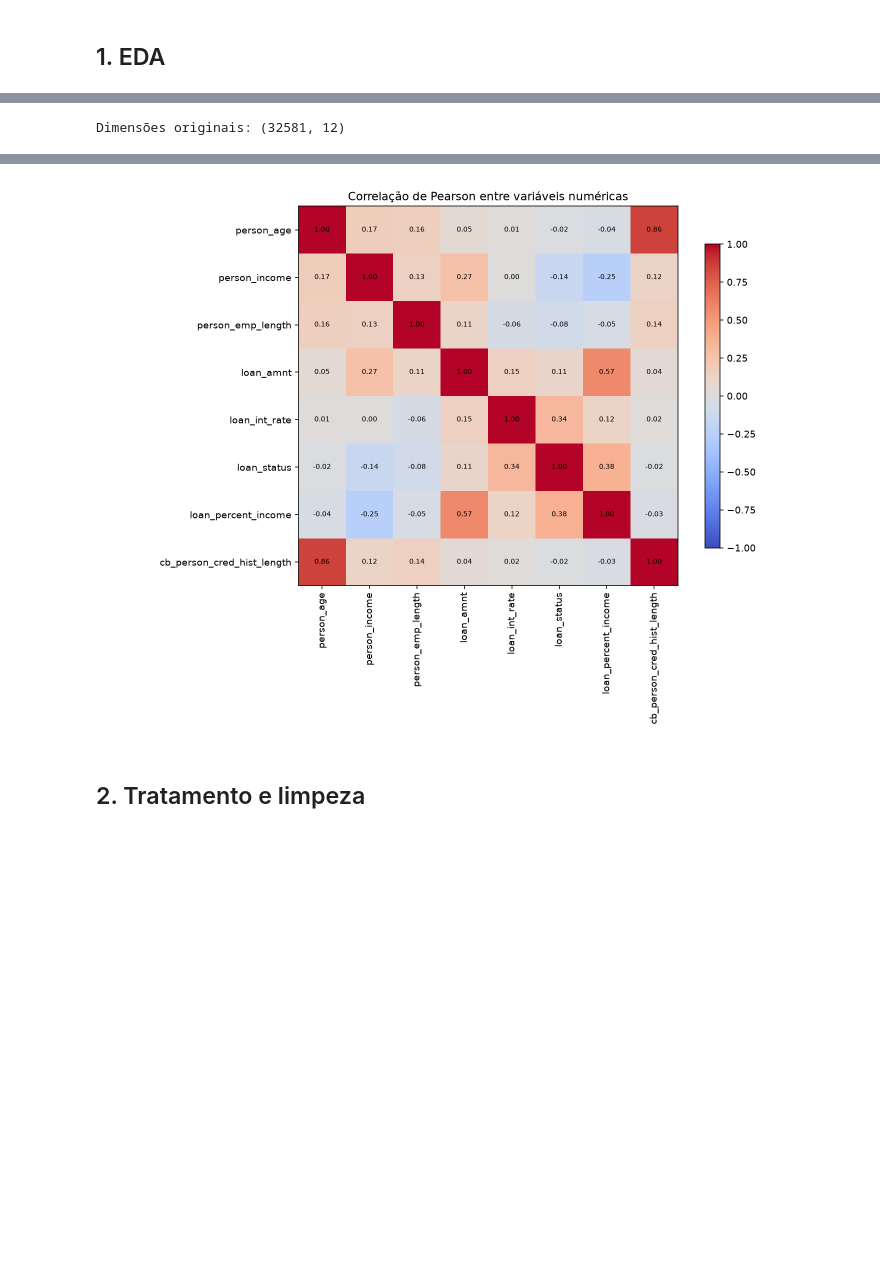
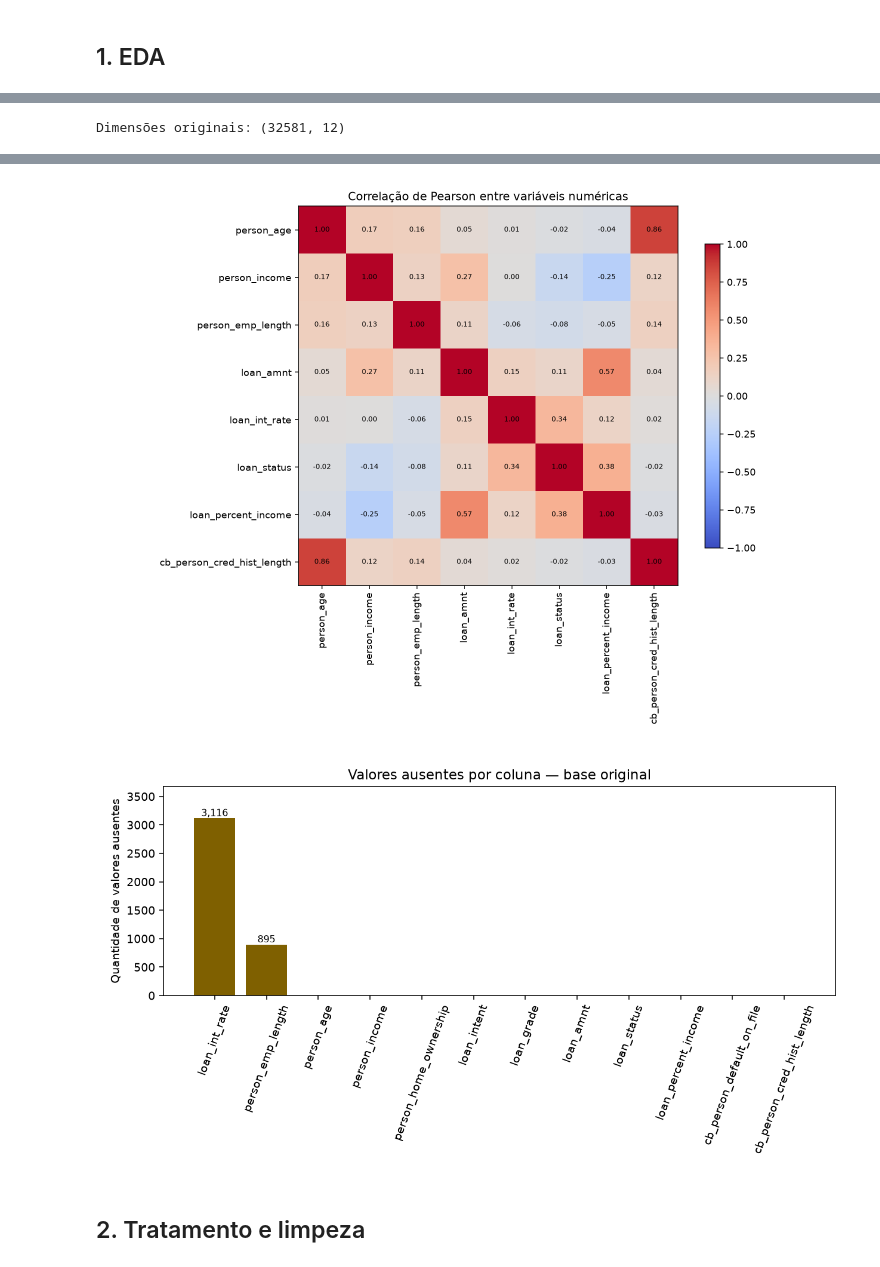
Before and after one commit to elycbarros/PROJETO_ML_T3, a Jupyter notebook: notebooks/pipeline_completo.ipynb, the cells around one changed output, grey strips where cells are left out. Saved outputs shown, nothing was run; the diff lists cells and outputs as text; code cells hidden in the pictures; blank space fills up the shorter version.

Commit message:
feat: adiciona grafico de valores ausentes na eda

```diff
--- a/notebooks/pipeline_completo.ipynb
+++ b/notebooks/pipeline_completo.ipynb
@@ -87,23 +91,24 @@ As figuras ficam em `resultados/graficos_eda/`. Os CSVs foram apenas lidos e tiv
 # %%
 raw = pd.read_csv(ROOT / 'credit_risk_dataset.csv')
 print('Dimensões originais:', raw.shape)
 display(raw.describe())
-for name in ['01_distribuicao_alvo', '03_boxplot_comprometimento', '04_correlacao_pearson']:
+for name in ['01_distribuicao_alvo', '03_boxplot_comprometimento', '04_correlacao_pearson', '05_valores_nulos']:
     display(Image(filename=str(ROOT / f'resultados/graficos_eda/{name}.png')))
 # %% [output]
 Dimensões originais: (32581, 12)
 |  | person_age | person_income | person_emp_length | loan_amnt | loan_int_rate | loan_status | ... |
 | count | 32581.000000 | 3.258100e+04 | 31686.000000 | 32581.000000 | 29465.000000 | 32581.000000 | ... |
 | mean | 27.734600 | 6.607485e+04 | 4.789686 | 9589.371106 | 11.011695 | 0.218164 | ... |
 | std | 6.348078 | 6.198312e+04 | 4.142630 | 6322.086646 | 3.240459 | 0.413006 | ... |
 | min | 20.000000 | 4.000000e+03 | 0.000000 | 500.000000 | 5.420000 | 0.000000 | ... |
 | 25% | 23.000000 | 3.850000e+04 | 2.000000 | 5000.000000 | 7.900000 | 0.000000 | ... |
 | 50% | 26.000000 | 5.500000e+04 | 4.000000 | 8000.000000 | 10.990000 | 0.000000 | ... |
 | 75% | 30.000000 | 7.920000e+04 | 7.000000 | 12200.000000 | 13.470000 | 0.000000 | ... |
 | max | 144.000000 | 6.000000e+06 | 123.000000 | 35000.000000 | 23.220000 | 1.000000 | ... |
 [figure]
 [figure]
 [figure]
+[figure, added]
 # %% [markdown]
 ## 2. Tratamento e limpeza
 # %%
```
Also changed, not shown: parts of 1 cell of this notebook, 4 other files.
